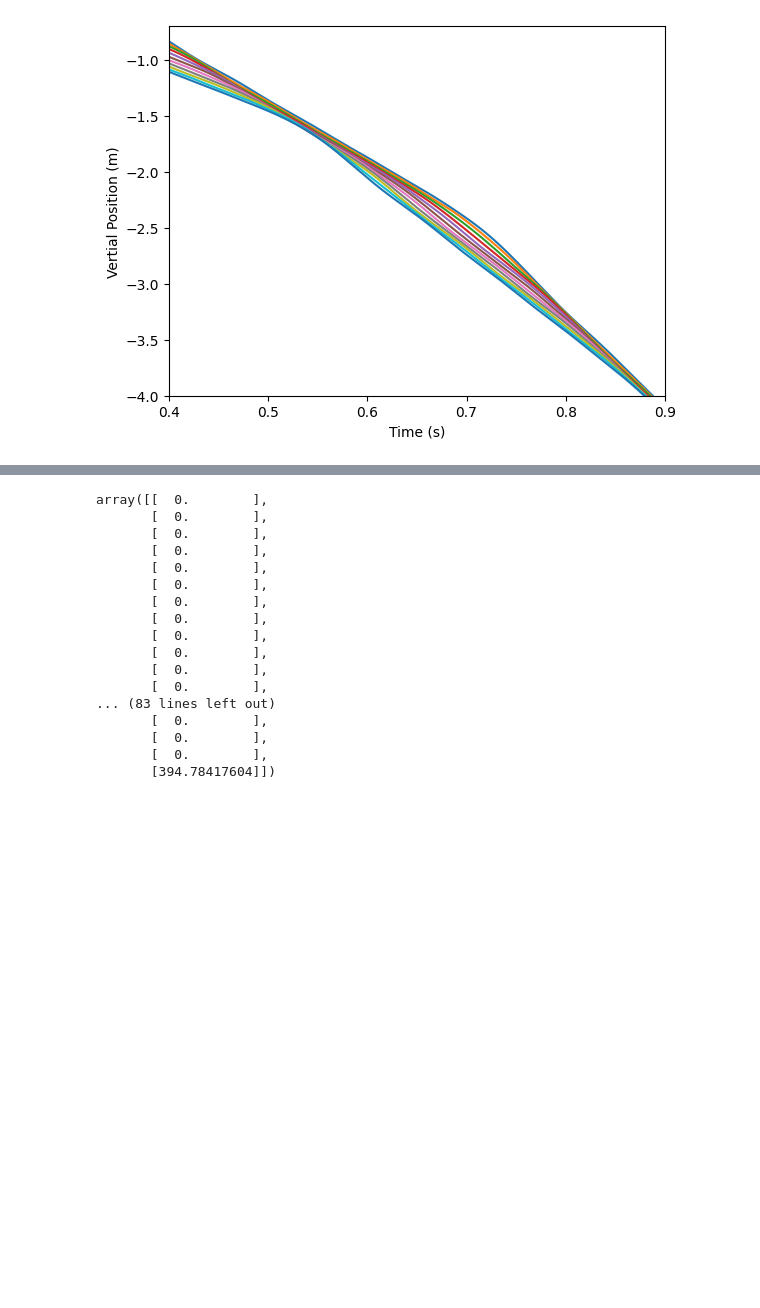
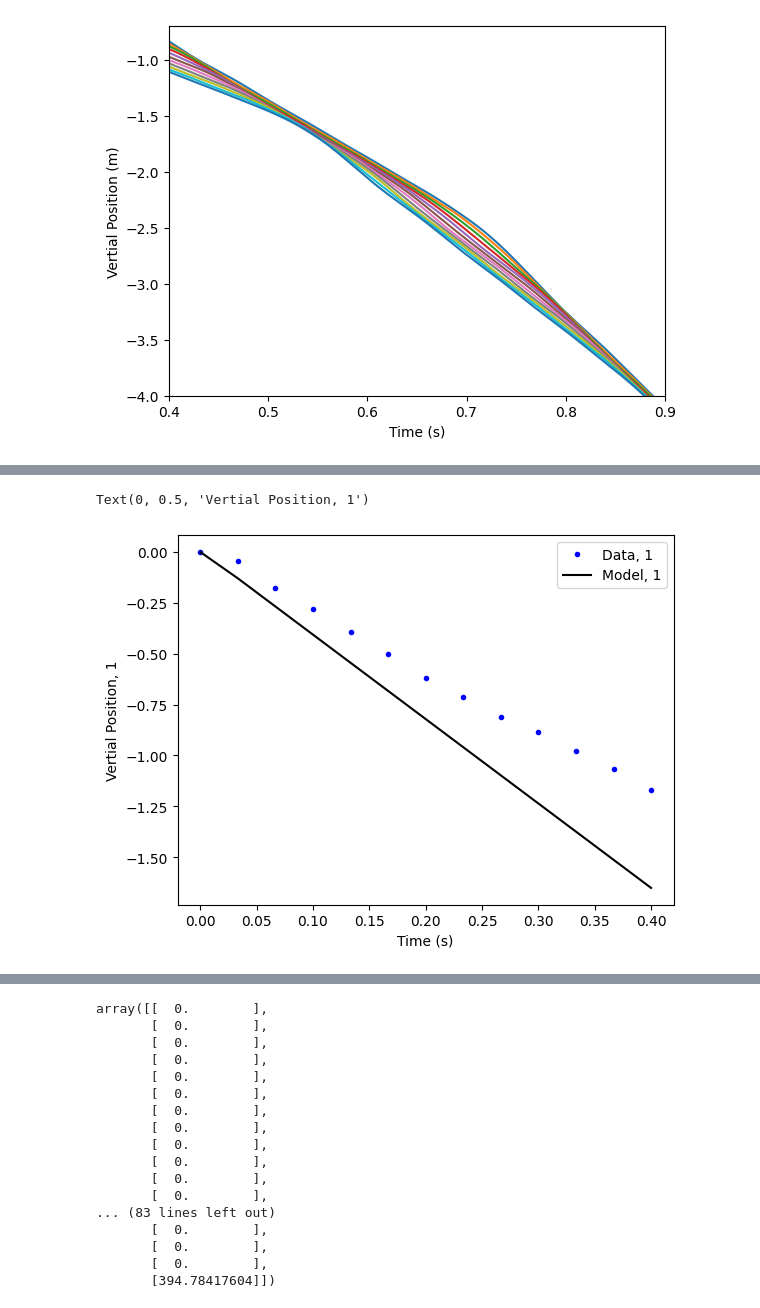
Before and after one commit to BrainConnection/Small_Project, a Jupyter notebook: Slinky Project.ipynb, the cells around one changed output, grey strips where cells are left out. Saved outputs shown, nothing was run; the diff lists cells and outputs as text; code cells hidden in the pictures; blank space fills up the shorter version.

```diff
--- a/Slinky Project.ipynb
+++ b/Slinky Project.ipynb
@@ -404,0 +527,14 @@ Text(0, 0.5, 'Vertial Position (m)')
+# %%
+lst = []
+
+for i in range(N+1):
+
+  if i != N_crit:
+    sub_arr = A_coeff[i] * np.cos(np.sqrt(-D[i]) * omega * tlist) - H[i][0]/(-D[i] * omega**2)
+
+  elif i == N_crit:
+    sub_arr = X_0[i][0] -0.5*H[i][0]*tlist**2
+
+  lst.append(sub_arr)
+
+X = np.array(lst)
@@ -404,0 +591,10 @@ Text(0, 0.5, 'Vertial Position (m)')
+# %%
+fig, ax = plt.subplots(1, 1)
+ax.plot(tlist, ylist1, marker='.', lw=0, label = 'Data, 1', color='blue')
+ax.plot(tlist, Y[0], label = 'Model, 1', color='black')
+ax.legend()
+ax.set_xlabel('Time (s)')
+ax.set_ylabel('Vertial Position, 1')
+# %% [output]
+Text(0, 0.5, 'Vertial Position, 1')
+[figure, added]
```
Also changed, not shown: parts of 20 cells of this notebook.
